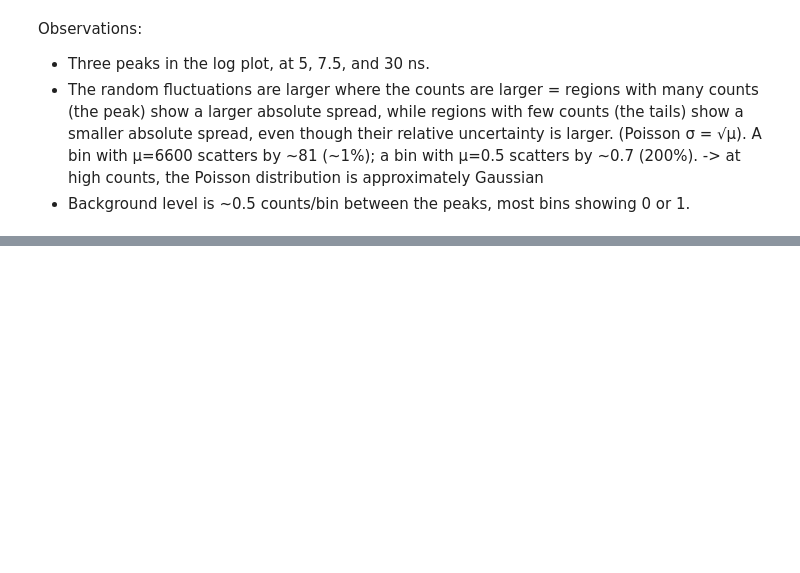
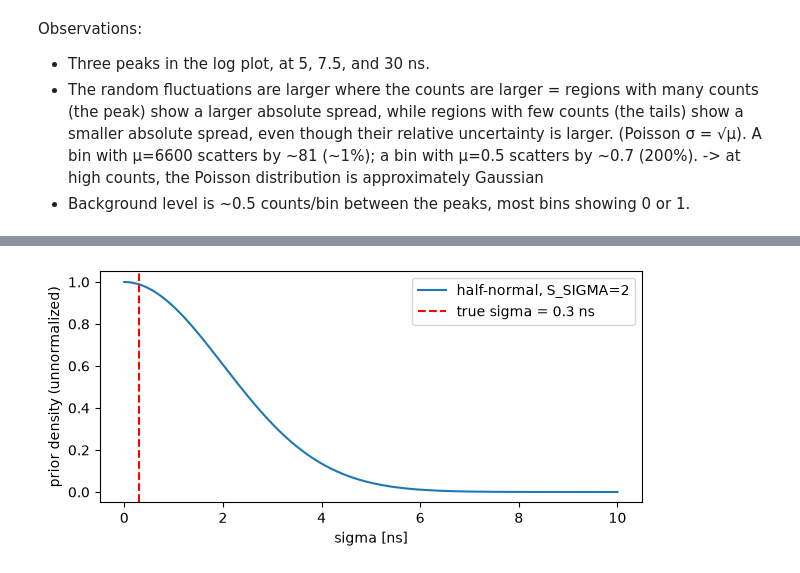
Before and after one commit to lauradmch/bsrl-bayesian-bunch-fit, a Jupyter notebook: notebooks/01_fit.ipynb, the cells around one changed output, grey strips where cells are left out. Cells and saved outputs as stored; diff of their text form; code cells hidden in the pictures; blank space fills up the shorter version.

```diff
--- a/notebooks/01_fit.ipynb
+++ b/notebooks/01_fit.ipynb
@@ -55,0 +77,15 @@ Observations:
+# %%
+# plot the half-normal on sigma
+sigma_true = theta[1]
+s_grid = np.linspace(0, 5 * S_SIGMA, 500)
+pdf_s  = np.exp(-s_grid**2 / (2 * S_SIGMA**2))
+
+fig, ax = plt.subplots(figsize=(7, 3))
+ax.plot(s_grid, pdf_s, label=f"half-normal, S_SIGMA={S_SIGMA:g}")
+ax.axvline(sigma_true, color="red", linestyle="--", label=f"true sigma = {sigma_true} ns")
+ax.set_xlabel("sigma [ns]")
+ax.set_ylabel("prior density (unnormalized)")
+ax.legend()
+plt.show()
+# %% [output]
+[figure, added]
```
Also changed, not shown: parts of 7 cells of this notebook.
